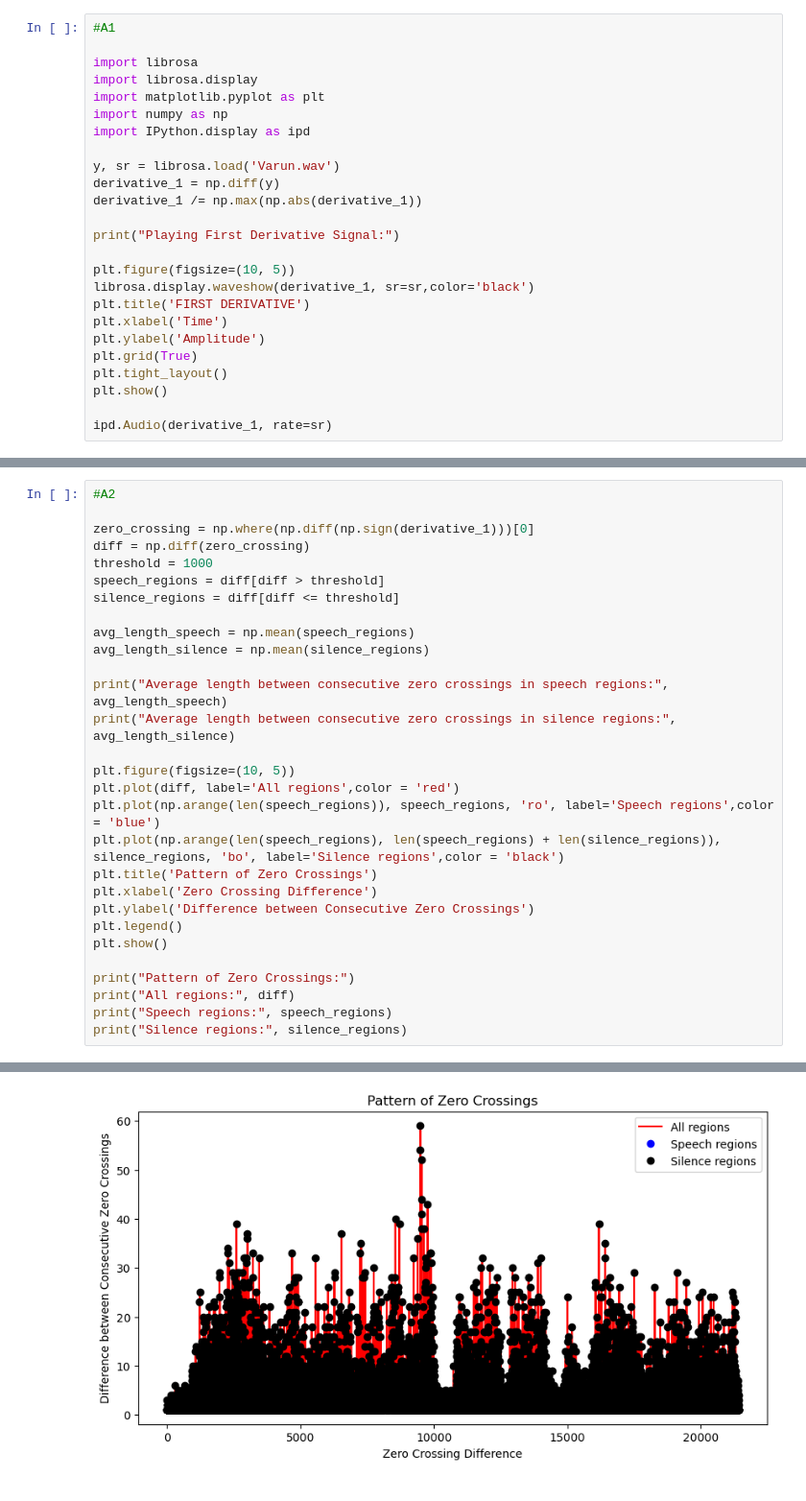
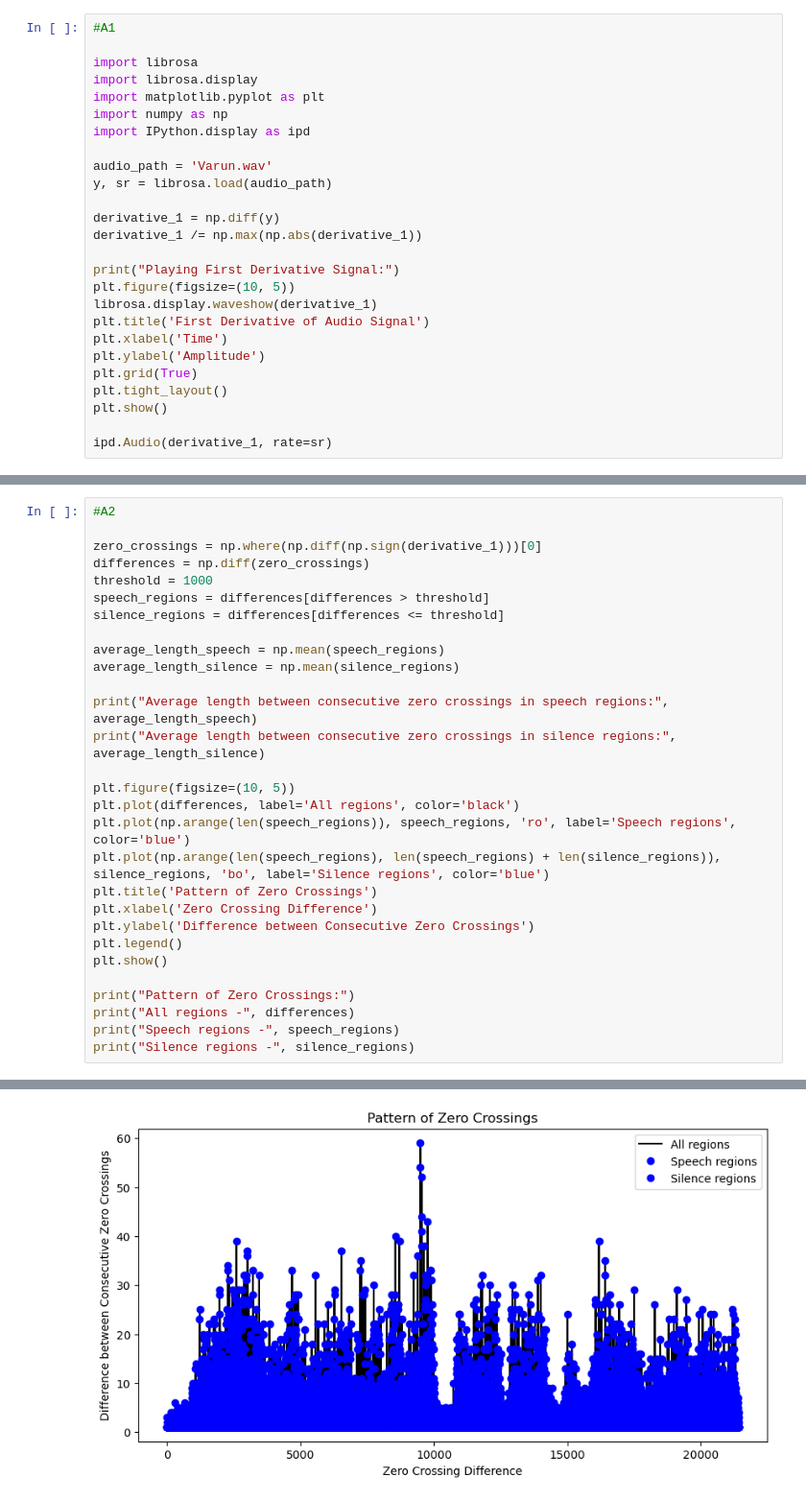
Before and after one commit to Varun9666/AI-in-Speech-Processing, a Jupyter notebook: Lab-2/21102_lab_2.ipynb, the cells around one changed output, grey strips where cells are left out. Shown at 96% size. Saved outputs shown, nothing was run; the diff lists cells and outputs as text.

```diff
--- a/Lab-2/21102_lab_2.ipynb
+++ b/Lab-2/21102_lab_2.ipynb
@@ -7,15 +7,16 @@ import matplotlib.pyplot as plt
 import numpy as np
 import IPython.display as ipd
 
-y, sr = librosa.load('Varun.wav')
+audio_path = 'Varun.wav'
+y, sr = librosa.load(audio_path)
+
 derivative_1 = np.diff(y)
 derivative_1 /= np.max(np.abs(derivative_1))
 
 print("Playing First Derivative Signal:")
-
 plt.figure(figsize=(10, 5))
-librosa.display.waveshow(derivative_1, sr=sr,color='black')
-plt.title('FIRST DERIVATIVE')
+librosa.display.waveshow(derivative_1)
+plt.title('First Derivative of Audio Signal')
 plt.xlabel('Time')
 plt.ylabel('Amplitude')
 plt.grid(True)
@@ -45,34 +46,34 @@ ipd.Audio(y, rate=sr)
 # %%
 #A2
 
-zero_crossing = np.where(np.diff(np.sign(derivative_1)))[0]
-diff = np.diff(zero_crossing)
+zero_crossings = np.where(np.diff(np.sign(derivative_1)))[0]
+differences = np.diff(zero_crossings)
 threshold = 1000
-speech_regions = diff[diff > threshold]
-silence_regions = diff[diff <= threshold]
+speech_regions = differences[differences > threshold]
+silence_regions = differences[differences <= threshold]
 
-avg_length_speech = np.mean(speech_regions)
-avg_length_silence = np.mean(silence_regions)
+average_length_speech = np.mean(speech_regions)
+average_length_silence = np.mean(silence_regions)
 
-print("Average length between consecutive zero crossings in speech regions:", avg_length_speech)
-print("Average length between consecutive zero crossings in silence regions:", avg_length_silence)
+print("Average length between consecutive zero crossings in speech regions:", average_length_speech)
+print("Average length between consecutive zero crossings in silence regions:", average_length_silence)
 
 plt.figure(figsize=(10, 5))
-plt.plot(diff, label='All regions',color = 'red')
-plt.plot(np.arange(len(speech_regions)), speech_regions, 'ro', label='Speech regions',color = 'blue')
-plt.plot(np.arange(len(speech_regions), len(speech_regions) + len(silence_regions)), silence_regions, 'bo', label='Silence regions',color = 'black')
+plt.plot(differences, label='All regions', color='black')
+plt.plot(np.arange(len(speech_regions)), speech_regions, 'ro', label='Speech regions', color='blue')
+plt.plot(np.arange(len(speech_regions), len(speech_regions) + len(silence_regions)), silence_regions, 'bo', label='Silence regions', color='blue')
 plt.title('Pattern of Zero Crossings')
 plt.xlabel('Zero Crossing Difference')
 plt.ylabel('Difference between Consecutive Zero Crossings')
 plt.legend()
 plt.show()
 
 print("Pattern of Zero Crossings:")
-print("All regions:", diff)
-print("Speech regions:", speech_regions)
-print("Silence regions:", silence_regions)
+print("All regions -", differences)
+print("Speech regions -", speech_regions)
+print("Silence regions -", silence_regions)
 # %% [output]
 Average length between consecutive zero crossings in speech regions: nan
 Average length between consecutive zero crossings in silence regions: 3.9281512605042015
-[figure, old version]
+[figure, new version]
 Pattern of Zero Crossings:
```
Also changed, not shown: parts of 6 cells of this notebook, 12 other files.
